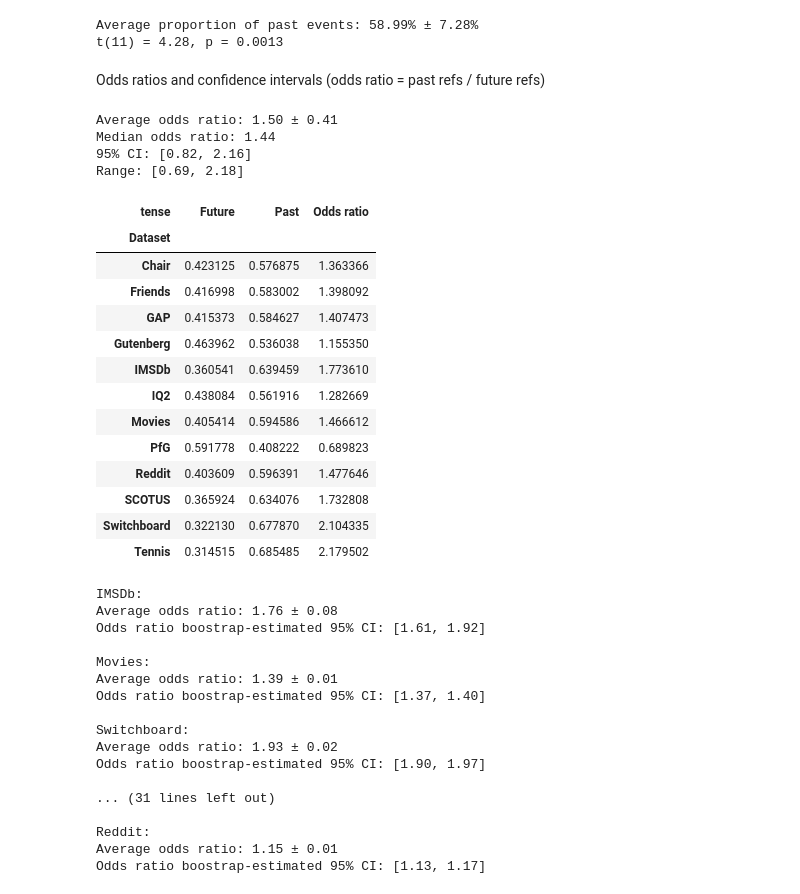
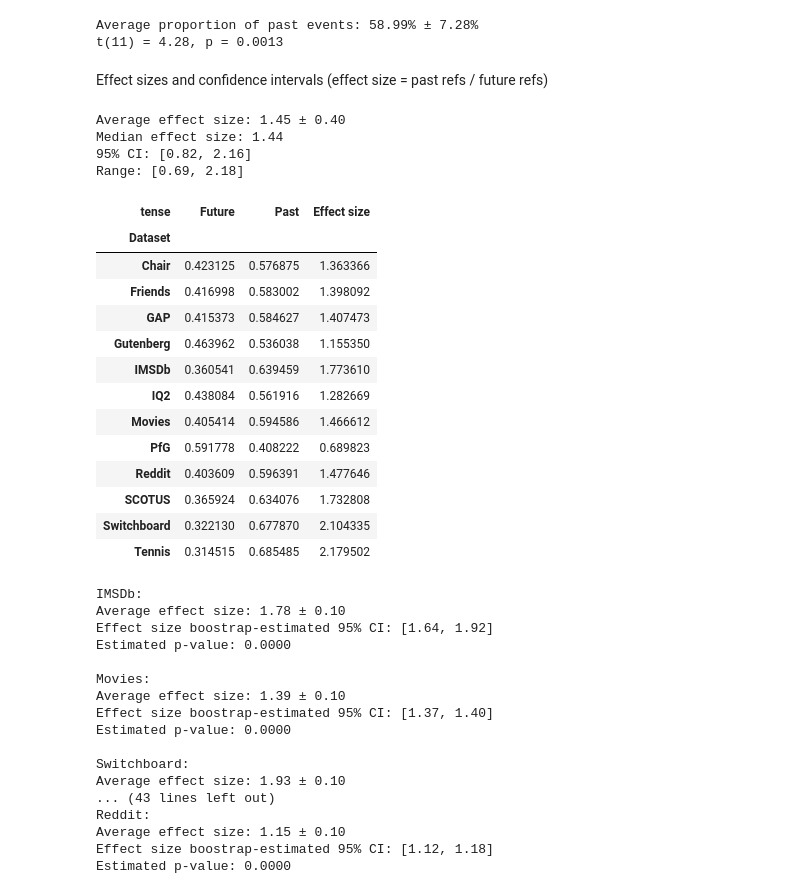
Before and after one commit to ContextLab/prediction-retrodiction-paper, a Jupyter notebook: code/meta-analysis.ipynb, the cells around one changed output. Cells and saved outputs as stored; diff of their text form; code cells hidden in the pictures.

Commit message:
updated meta analysis to use effect sizes

```diff
--- a/code/meta-analysis.ipynb
+++ b/code/meta-analysis.ipynb
@@ -446,28 +455,36 @@ print(f"t({x.df}) = {x.statistic:.2f}, p = {x.pvalue:.4f}")
 Average proportion of past events: 58.99% ± 7.28%
 t(11) = 4.28, p = 0.0013
 # %% [markdown]
-Odds ratios and confidence intervals (odds ratio = past refs / future refs)
+Effect sizes and confidence intervals (effect size = past refs / future refs)
 # %%
-# Overall odds ratio
+# Overall effect size
 
 # compute average numbers of past and future references per dataset
 df = results.groupby(['Dataset', 'tense'])['proportion'].mean().unstack()
-df['Odds ratio'] = df['Past'] / df['Future']
+df['Effect size'] = df['Past'] / df['Future']
 
-# report average odds ratio, standard deviation, and 95% confidence interval across datasets
-x = df['Odds ratio']
-print(f"Average odds ratio: {x.mean():.2f} ± {x.std():.2f}")
-print(f"Median odds ratio: {x.median():.2f}")
+# compute average of effect sizes
+def average_effect_size(x):
+    return np.exp(np.mean(np.log(x)))
+
+def standard_error_effect_size(x):
+    return np.exp(np.std(np.log(x))) / np.sqrt(len(x) - 1)
+
+
+# report average effect size, standard deviation, and 95% confidence interval across datasets
+x = df['Effect size']
+print(f"Average effect size: {average_effect_size(x):.2f} ± {standard_error_effect_size(x):.2f}")
+print(f"Median effect size: {x.median():.2f}")
 print(f"95% CI: [{np.quantile(x, 0.025):.2f}, {np.quantile(x, 0.975):.2f}]")
 print(f"Range: [{x.min():.2f}, {x.max():.2f}]")
 
 df
 # %% [output]
-Average odds ratio: 1.50 ± 0.41
-Median odds ratio: 1.44
+Average effect size: 1.45 ± 0.40
+Median effect size: 1.44
 95% CI: [0.82, 2.16]
 Range: [0.69, 2.18]
-| tense | Future | Past | Odds ratio |
+| tense | Future | Past | Effect size |
 | Dataset |  |  |  |
 | Chair | 0.423125 | 0.576875 | 1.363366 |
 | Friends | 0.416998 | 0.583002 | 1.398092 |
@@ -514,22 +533,22 @@ for d in datasets:
     odds_ratios = past_proportions / future_proportions
 
     print(f"\n{d}: ")
-    print_odds_ratio_stats(results.query('Dataset == @d'), n_bootstraps=n_boostraps)
+    print_effect_size_stats(results.query('Dataset == @d'), n_bootstraps=n_boostraps)
 # %% [output]
 IMSDb:
-Average odds ratio: 1.76 ± 0.08
-Odds ratio boostrap-estimated 95% CI: [1.61, 1.92]
+Average effect size: 1.78 ± 0.10
+Effect size boostrap-estimated 95% CI: [1.64, 1.92]
+Estimated p-value: 0.0000
 
 Movies:
-Average odds ratio: 1.39 ± 0.01
-Odds ratio boostrap-estimated 95% CI: [1.37, 1.40]
+Average effect size: 1.39 ± 0.10
+Effect size boostrap-estimated 95% CI: [1.37, 1.40]
+Estimated p-value: 0.0000
 
 Switchboard:
-Average odds ratio: 1.93 ± 0.02
-Odds ratio boostrap-estimated 95% CI: [1.90, 1.97]
-
-... (31 lines left out)
-
+Average effect size: 1.93 ± 0.10
+... (43 lines left out)
 Reddit:
-Average odds ratio: 1.15 ± 0.01
-Odds ratio boostrap-estimated 95% CI: [1.13, 1.17]
+Average effect size: 1.15 ± 0.10
+Effect size boostrap-estimated 95% CI: [1.12, 1.18]
+Estimated p-value: 0.0000
```
Also changed, not shown: parts of 5 cells of this notebook, 2 other files.
